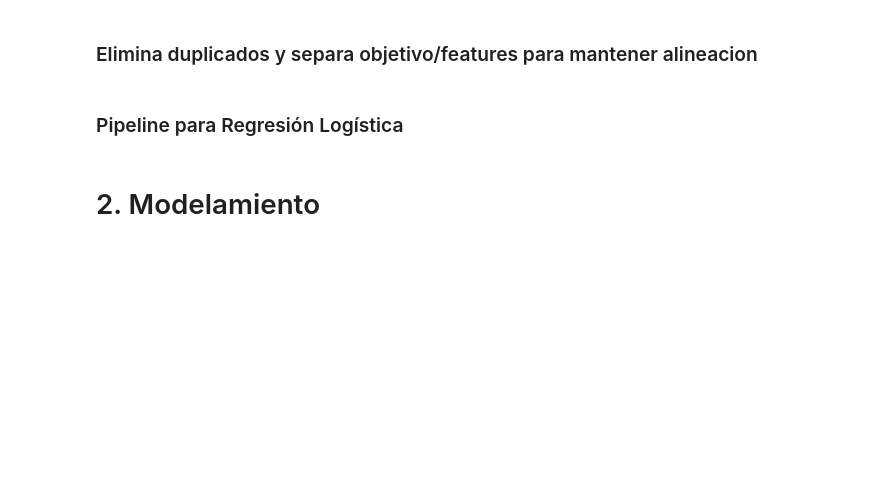
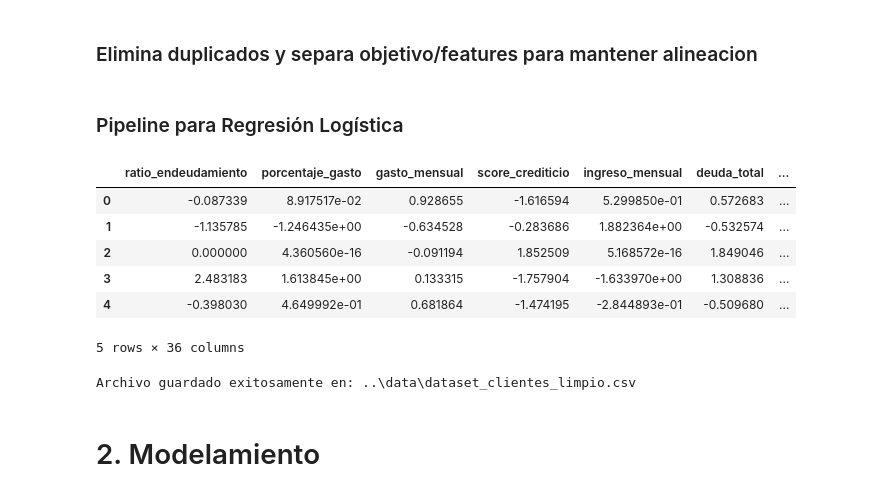
Before and after one commit to Octaviochavez/analitica_clientes, a Jupyter notebook: notebooks/modelamiento_notebook.ipynb, the cells around one changed output. Drawn from its saved outputs; the diff is of its cells as text; code cells hidden in the pictures; blank space fills up the shorter version.

```diff
--- a/notebooks/modelamiento_notebook.ipynb
+++ b/notebooks/modelamiento_notebook.ipynb
@@ -326,6 +345,42 @@ pipeline_modelo_lr = Pipeline(
         ("modelo", LogisticRegression(max_iter = 1000)) # Agrega modelo de regresión logística al pipeline
     ]
 )
+# %%
+# Aplica pipeline de limpieza al dataset y obtiene el resultado transformado
+data_transformada = pipeline_limpieza.fit_transform(var_indep)
+data_transformada.columns = data_transformada.columns.str.replace("num_limpios__", "")
+data_transformada.columns = data_transformada.columns.str.replace("cat_nom__", "")
+data_transformada.columns = data_transformada.columns.str.replace("cat_ord__", "")
+data_transformada["abandono"] = var_dep.to_numpy()
+data_transformada.head()
+# %% [output]
+|  | ratio_endeudamiento | porcentaje_gasto | gasto_mensual | score_crediticio | ingreso_mensual | deuda_total | ... |
+| 0 | -0.087339 | 8.917517e-02 | 0.928655 | -1.616594 | 5.299850e-01 | 0.572683 | ... |
+| 1 | -1.135785 | -1.246435e+00 | -0.634528 | -0.283686 | 1.882364e+00 | -0.532574 | ... |
+| 2 | 0.000000 | 4.360560e-16 | -0.091194 | 1.852509 | 5.168572e-16 | 1.849046 | ... |
+| 3 | 2.483183 | 1.613845e+00 | 0.133315 | -1.757904 | -1.633970e+00 | 1.308836 | ... |
+| 4 | -0.398030 | 4.649992e-01 | 0.681864 | -1.474195 | -2.844893e-01 | -0.509680 | ... |
+5 rows × 36 columns
+# %%
+import os
+
+# definir la ruta relativa: subir un nivel (..) y luego entrar en 'data'
+target_dir = os.path.join('..', 'data')
+file_name = 'dataset_clientes_limpio.csv'
+full_path = os.path.join(target_dir, file_name)
+
+# asegurar que la carpeta 'data' existe en el nivel superior
+# os.makedirs creará la carpeta si no existe
+if not os.path.exists(target_dir):
+    os.makedirs(target_dir, exist_ok=True)
+    print(f"Directorio creado o verificado en: {os.path.abspath(target_dir)}")
+
+# guardar el DataFrame
+data_transformada.to_csv(full_path, index=False, encoding='utf-8')
+
+print(f"Archivo guardado exitosamente en: {full_path}")
+# %% [output]
+Archivo guardado exitosamente en: ..\data\dataset_clientes_limpio.csv
 # %% [markdown]
 # 2. Modelamiento
 # %% [markdown]
```
Also changed, not shown: parts of 11 cells of this notebook.
